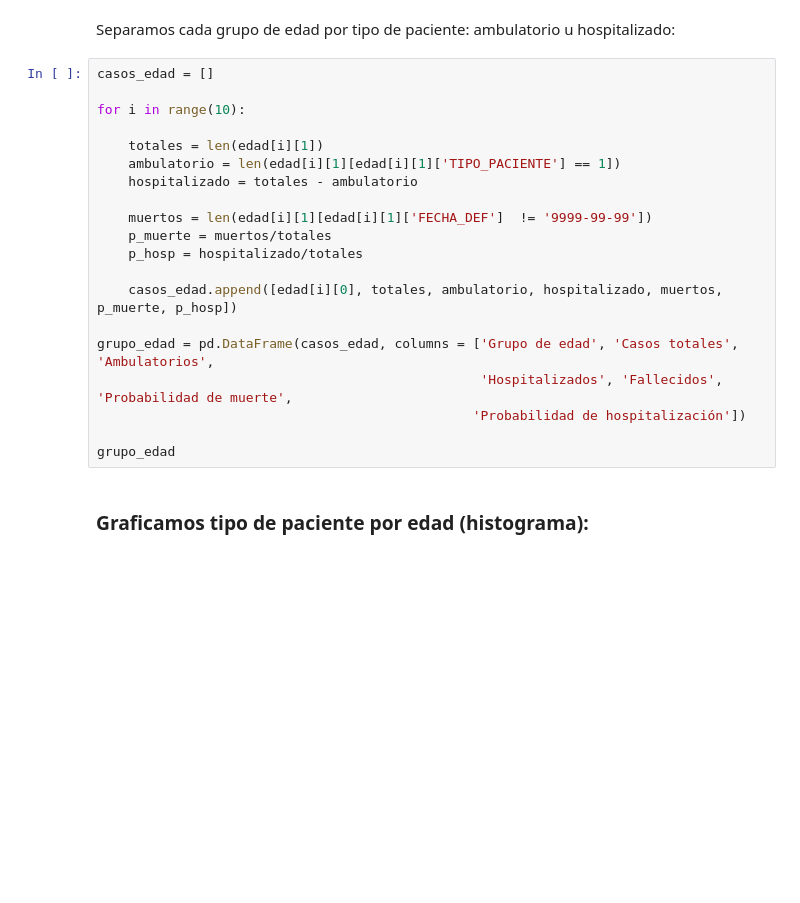
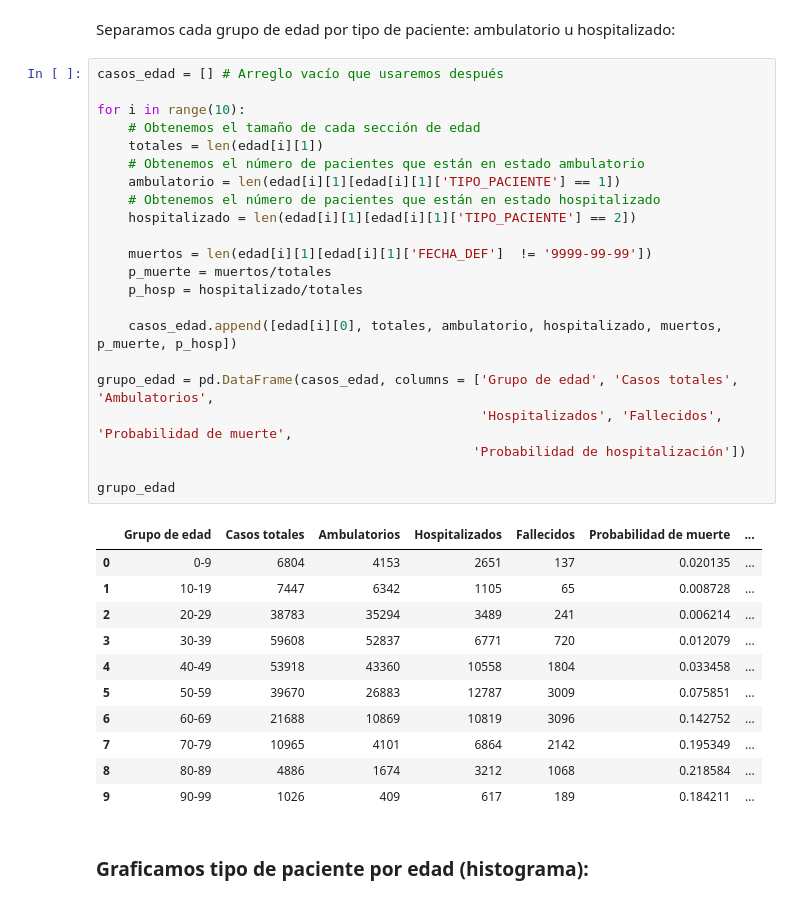
Before and after one commit to GabrielMissael/Covid_probabilidad, a Jupyter notebook: Analisis_de_datos.ipynb, the cells around one changed output. Cells and saved outputs as stored; diff of their text form; blank space fills up the shorter version.

```diff
--- a/analiss.ipynb
+++ b/Analisis_de_datos.ipynb
@@ -323,25 +388,39 @@ edad[6][1].head()
 # %% [markdown]
 Separamos cada grupo de edad por tipo de paciente: ambulatorio u hospitalizado:
 # %%
-casos_edad = []
+casos_edad = [] # Arreglo vacío que usaremos después
 
 for i in range(10):
-
+    # Obtenemos el tamaño de cada sección de edad
     totales = len(edad[i][1])
+    # Obtenemos el número de pacientes que están en estado ambulatorio
     ambulatorio = len(edad[i][1][edad[i][1]['TIPO_PACIENTE'] == 1])
-    hospitalizado = totales - ambulatorio
+    # Obtenemos el número de pacientes que están en estado hospitalizado
+    hospitalizado = len(edad[i][1][edad[i][1]['TIPO_PACIENTE'] == 2])
 
     muertos = len(edad[i][1][edad[i][1]['FECHA_DEF']  != '9999-99-99'])
     p_muerte = muertos/totales
     p_hosp = hospitalizado/totales
 
     casos_edad.append([edad[i][0], totales, ambulatorio, hospitalizado, muertos, p_muerte, p_hosp])
 
 grupo_edad = pd.DataFrame(casos_edad, columns = ['Grupo de edad', 'Casos totales', 'Ambulatorios',
                                                  'Hospitalizados', 'Fallecidos', 'Probabilidad de muerte',
                                                 'Probabilidad de hospitalización'])
 
 grupo_edad
+# %% [output]
+|  | Grupo de edad | Casos totales | Ambulatorios | Hospitalizados | Fallecidos | Probabilidad de muerte | ... |
+| 0 | 0-9 | 6804 | 4153 | 2651 | 137 | 0.020135 | ... |
+| 1 | 10-19 | 7447 | 6342 | 1105 | 65 | 0.008728 | ... |
+| 2 | 20-29 | 38783 | 35294 | 3489 | 241 | 0.006214 | ... |
+| 3 | 30-39 | 59608 | 52837 | 6771 | 720 | 0.012079 | ... |
+| 4 | 40-49 | 53918 | 43360 | 10558 | 1804 | 0.033458 | ... |
+| 5 | 50-59 | 39670 | 26883 | 12787 | 3009 | 0.075851 | ... |
+| 6 | 60-69 | 21688 | 10869 | 10819 | 3096 | 0.142752 | ... |
+| 7 | 70-79 | 10965 | 4101 | 6864 | 2142 | 0.195349 | ... |
+| 8 | 80-89 | 4886 | 1674 | 3212 | 1068 | 0.218584 | ... |
+| 9 | 90-99 | 1026 | 409 | 617 | 189 | 0.184211 | ... |
 # %% [markdown]
 ### Graficamos tipo de paciente por edad (histograma):
 # %%
```
Also changed, not shown: parts of 39 cells of this notebook.
